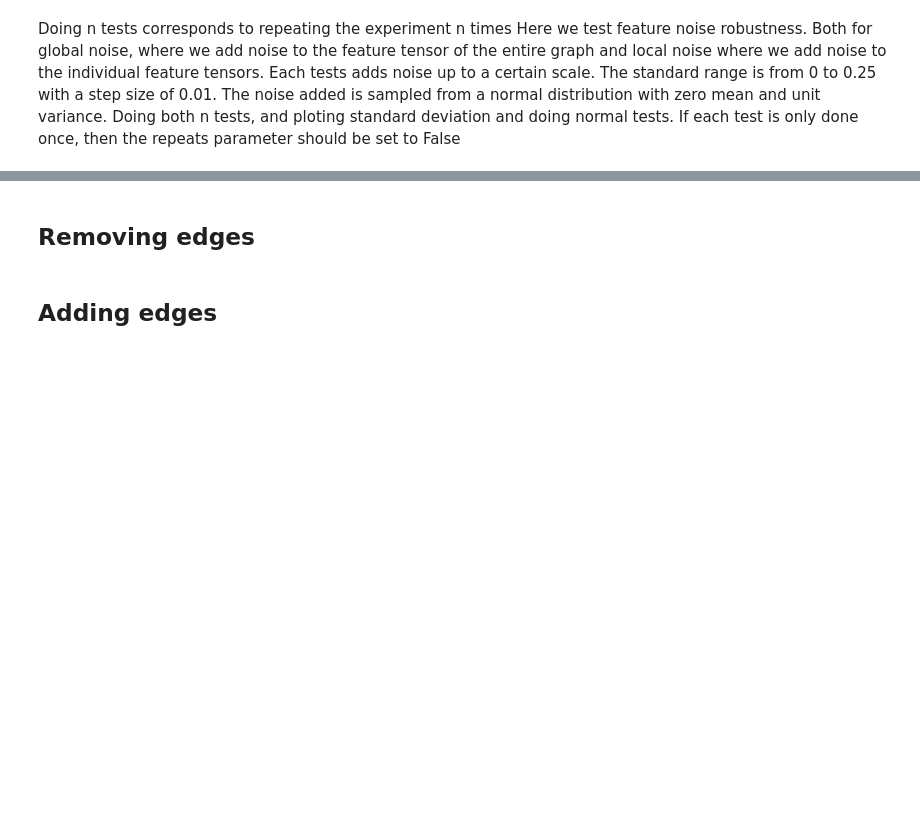
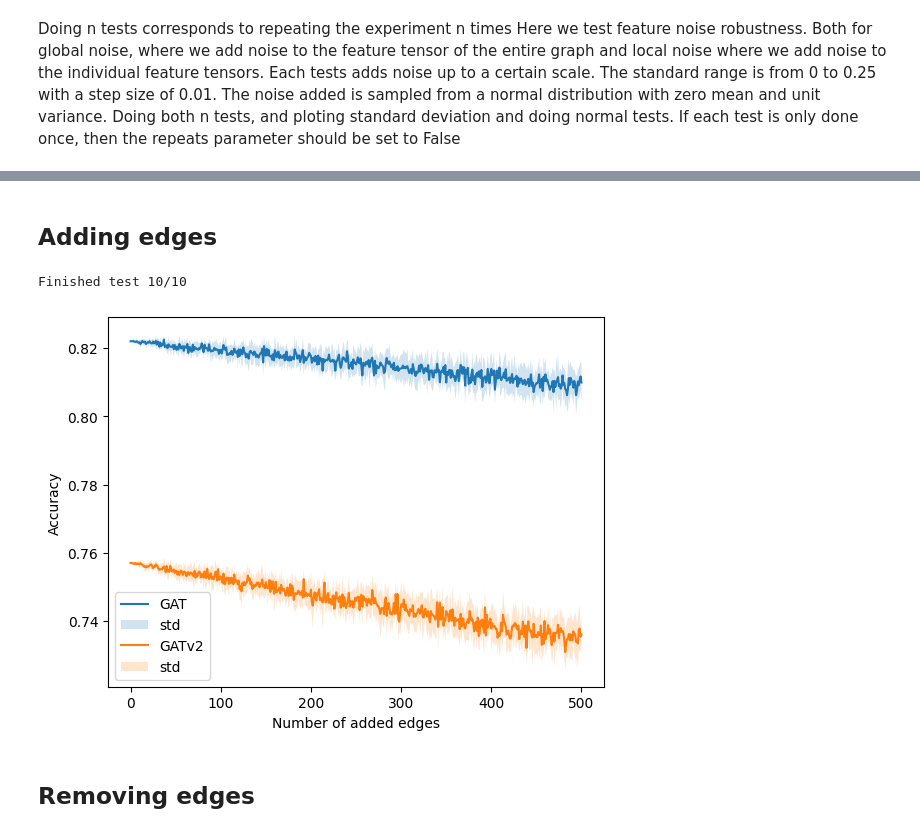
Before and after one commit to KarlRisager/ATDL_A3, a Jupyter notebook: workerNB.ipynb, the cells around one changed output, grey strips where cells are left out. Cells and saved outputs as stored; diff of their text form; code cells hidden in the pictures; blank space fills up the shorter version.

```diff
--- a/workerNB.ipynb
+++ b/workerNB.ipynb
@@ -179,2 +183,14 @@ plot_n_tests(tests10, scale, titels=['GAT', 'GATv2', 'GCN'])
+# %% [markdown]
+## Adding edges
+# %%
+
+n = 10
+num_added_edges, acc_gat = do_n_tests(test_edge_noise_robustness, gat, data, n=n)
+_, acc_gatv2 = do_n_tests(test_edge_noise_robustness, gatv2, data, n=n)
+results = np.array([acc_gat, acc_gatv2])
+plot_n_tests(results, num_added_edges, titels=['GAT', 'GATv2'], xlabel='Number of added edges')
+# %% [output]
+Finished test 10/10
+[figure, added]
 # %% [markdown]
 ## Removing edges
@@ -183,2 +196,0 @@ plot_n_tests(tests10, scale, titels=['GAT', 'GATv2', 'GCN'])
-# %% [markdown]
-## Adding edges
```
Also changed, not shown: parts of 20 cells of this notebook, 1 other file.
